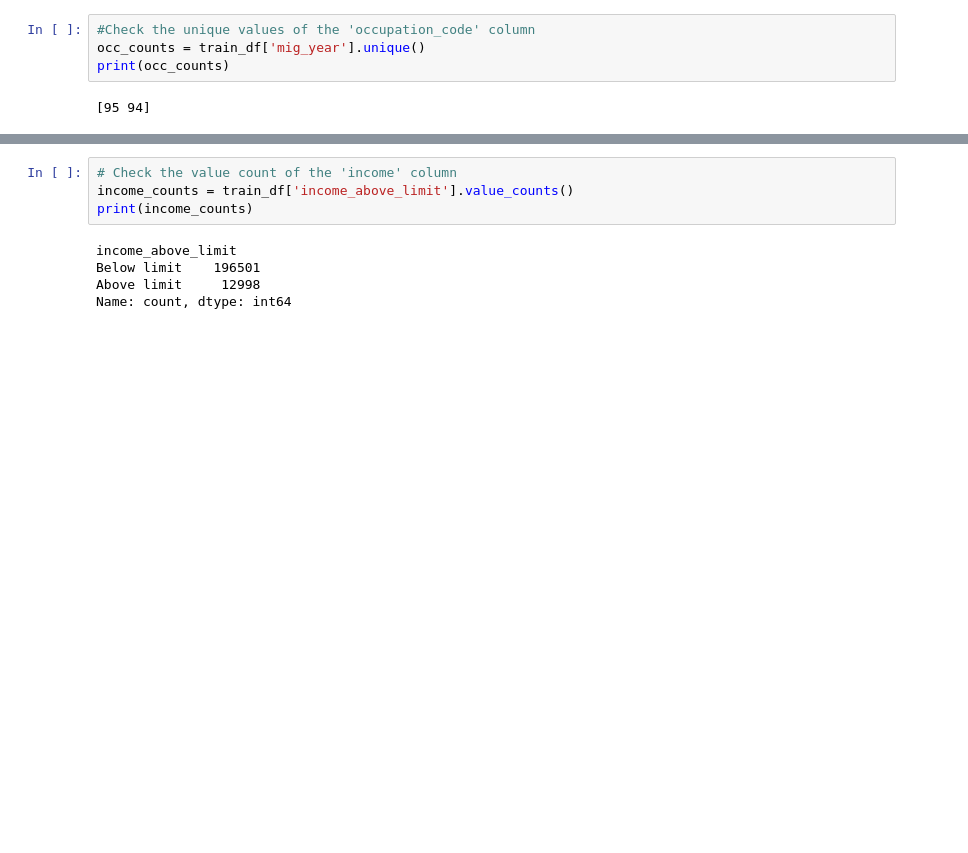
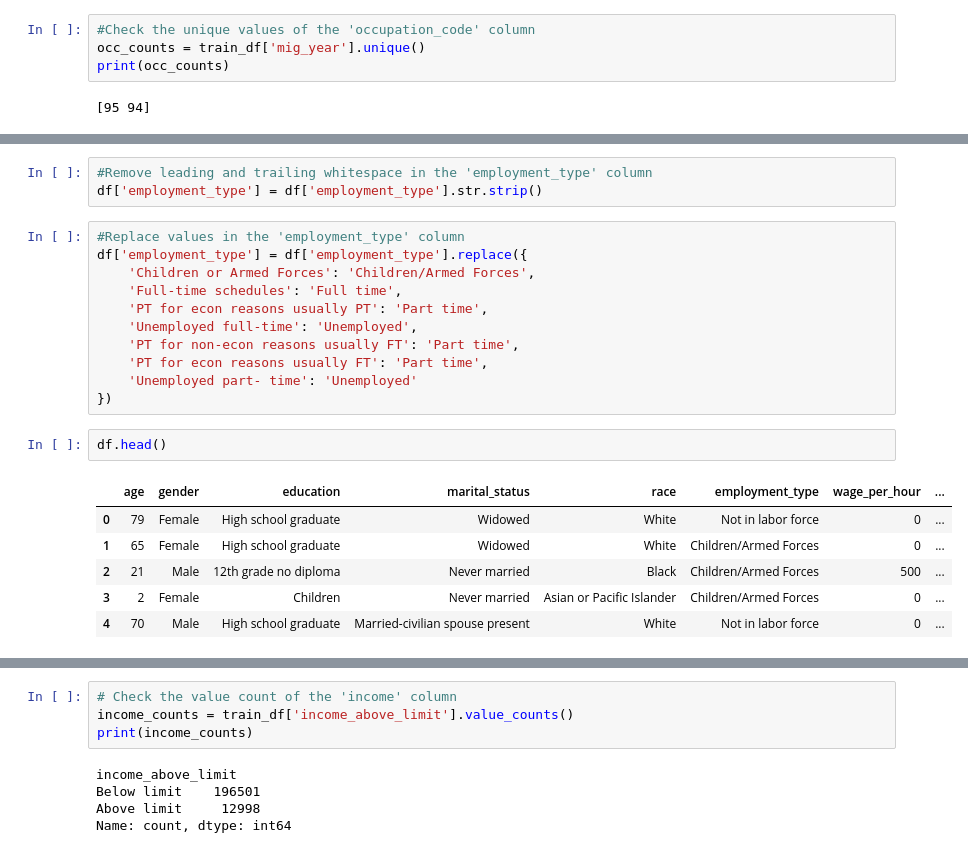
Before and after one commit to AndyMortey/PREDICTING-ANNUAL-INCOME-USING-MACHINE-LEARNING, a Jupyter notebook: notebook.ipynb, the cells around one changed output, grey strips where cells are left out. Drawn from its saved outputs; the diff is of its cells as text; blank space fills up the shorter version.

```diff
--- a/notebook.ipynb
+++ b/notebook.ipynb
@@ -271,0 +317,23 @@ print(occ_counts)
+# %%
+#Remove leading and trailing whitespace in the 'employment_type' column
+df['employment_type'] = df['employment_type'].str.strip()
+# %%
+#Replace values in the 'employment_type' column
+df['employment_type'] = df['employment_type'].replace({
+    'Children or Armed Forces': 'Children/Armed Forces',
+    'Full-time schedules': 'Full time',
+    'PT for econ reasons usually PT': 'Part time',
+    'Unemployed full-time': 'Unemployed',
+    'PT for non-econ reasons usually FT': 'Part time',
+    'PT for econ reasons usually FT': 'Part time',
+    'Unemployed part- time': 'Unemployed'
+})
+# %%
+df.head()
+# %% [output]
+|  | age | gender | education | marital_status | race | employment_type | wage_per_hour | ... |
+| 0 | 79 | Female | High school graduate | Widowed | White | Not in labor force | 0 | ... |
+| 1 | 65 | Female | High school graduate | Widowed | White | Children/Armed Forces | 0 | ... |
+| 2 | 21 | Male | 12th grade no diploma | Never married | Black | Children/Armed Forces | 500 | ... |
+| 3 | 2 | Female | Children | Never married | Asian or Pacific Islander | Children/Armed Forces | 0 | ... |
+| 4 | 70 | Male | High school graduate | Married-civilian spouse present | White | Not in labor force | 0 | ... |
```
Also changed, not shown: parts of 32 cells of this notebook.
